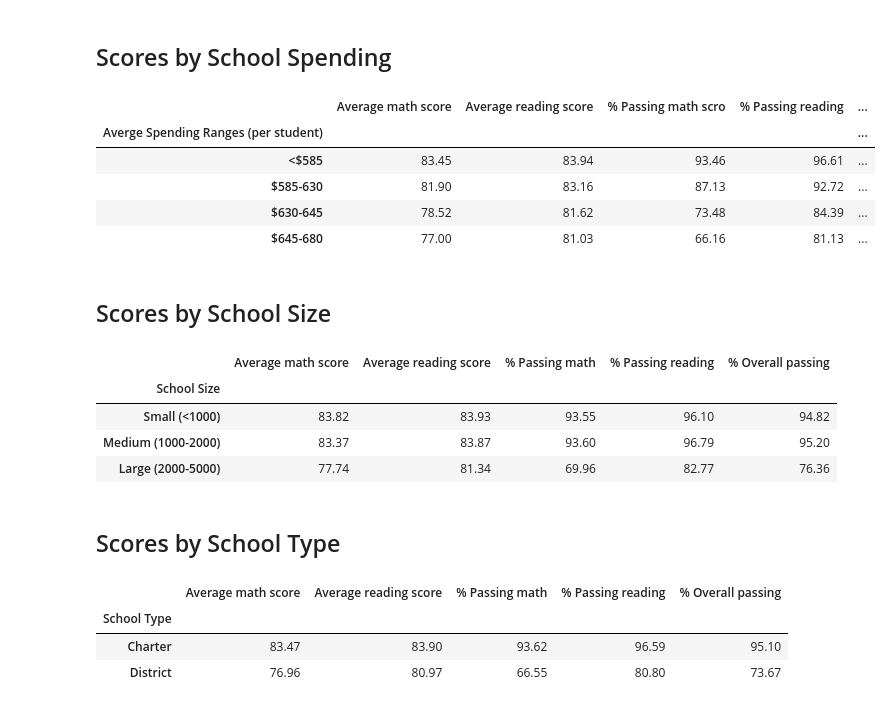
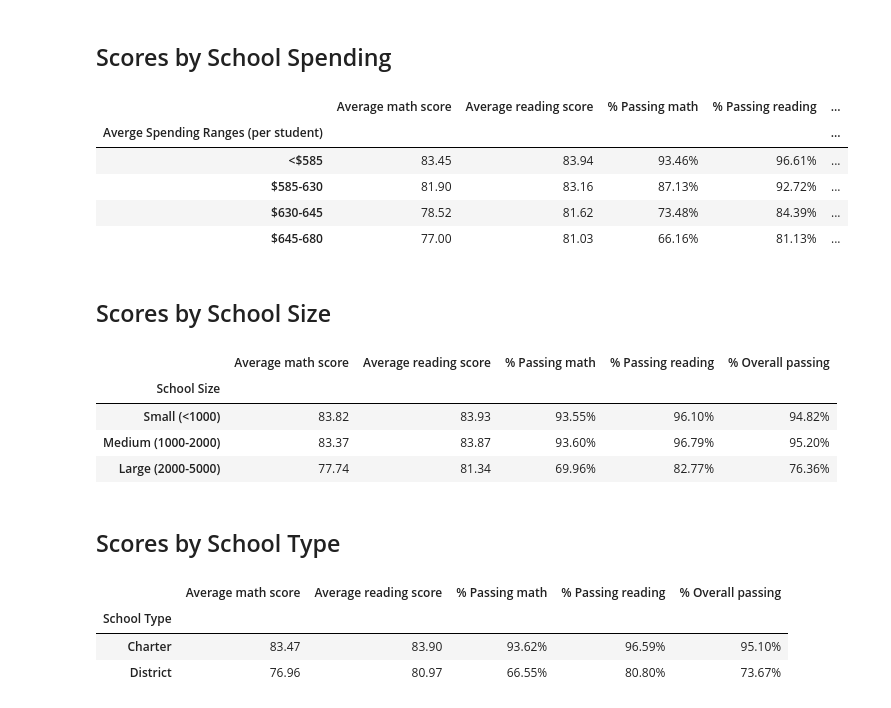
Before and after one commit to gusibis/pandas-challenge, a Jupyter notebook: PyCitySchools/PyCitySchools.ipynb, the cells around one changed output. Saved outputs shown, nothing was run; the diff lists cells and outputs as text; code cells hidden in the pictures.

Commit message:
fixed percentage

```diff
--- a/PyCitySchools/PyCitySchools.ipynb
+++ b/PyCitySchools/PyCitySchools.ipynb
@@ -18,6 +18,7 @@ student_data = pd.read_csv(student_data_path,index_col = False)
 # Combine the data into a single dataset.
 school_data_complete = pd.merge(student_data, school_data, how="left", on=["school_name", "school_name"])
 # school_data_complete.head()
+school_data_complete['budget'] = school_data_complete['budget'].apply(lambda x: "${:,.2f}".format((x)))
 school_data_complete
 # %% [output]
 |  | Student ID | student_name | gender | grade | school_name | reading_score | math_score | School ID | ... |
@@ -104,12 +105,13 @@ per_school_summary = pd.DataFrame({
     "% Passing Reading":percent_students_pass_reading,
     "% Overall Passing":percent_overall_passing,
 })
-per_school_summary['Total School Budget'] = per_school_summary['Total School Budget'].apply(lambda x: "${:,.2f}".format(x))
-per_school_summary['Per Student Budget'] = per_school_summary['Per Student Budget'].apply(lambda x: "${:,.2f}".format(x))
-# per_school_summary['% Passing Math'] = per_school_summary['% Passing Math'].apply(lambda x: "{:,.2%}".format(x/100))
-# per_school_summary['% Passing Reading'] = per_school_summary['% Passing Reading'].apply(lambda x: "{:,.2%}".format(x/100))
-# per_school_summary['% Overall Passing'] = per_school_summary['% Overall Passing'].apply(lambda x: "{:,.2%}".format(x/100))
-per_school_summary
+per_school_summary2 = per_school_summary.copy() # copy dataframe to get around the type error while displaying %
+per_school_summary2['Total School Budget'] = per_school_summary2['Total School Budget'].apply(lambda x: "${:,.2f}".format(x))
+per_school_summary2['Per Student Budget'] = per_school_summary2['Per Student Budget'].apply(lambda x: "${:,.2f}".format(x))
+per_school_summary2['% Passing Math'] = per_school_summary2['% Passing Math'].apply(lambda x: "{:,.2%}".format(x/100))
+per_school_summary2['% Passing Reading'] = per_school_summary2['% Passing Reading'].apply(lambda x: "{:,.2%}".format(x/100))
+per_school_summary2['% Overall Passing'] = per_school_summary2['% Overall Passing'].apply(lambda x: "{:,.2%}".format(x/100))
+per_school_summary2
 # %% [output]
 |  | School Type | Total Students | Total School Budget | Per Student Budget | Average Math Score | ... |
 | school_name |  |  |  |  |  | ... |
@@ -231,42 +234,36 @@ reading_scores_by_grade
 # %%
 # Scores by School Spending
 # Create a table that breaks down school performance based on average spending ranges (per student).
 # Use cut when you need to segment and sort data values into bins.
 # This function is also useful for going from a continuous variable to a categorical variable.
 # For example, cut could convert ages to groups of age ranges.
 # Supports binning into an equal number of bins, or a pre-specified array of bins.
 spending_bins = [0, 585, 630, 645, 680]
 labels = ["<$585", "$585-630", "$630-645", "$645-680"]
 per_school_summary["Averge Spending Ranges (per student)"] = pd.cut(schools_per_student_budget, spending_bins, labels= labels)
 # Use pd.cut to categorize spending based on the bins.
 spending_math_scores = round(per_school_summary.groupby(["Averge Spending Ranges (per student)"]).mean()["Average Math Score"], 2)
 spending_reading_scores = round(per_school_summary.groupby(["Averge Spending Ranges (per student)"]).mean()["Average Reading Score"], 2)
 spending_passing_math = round(per_school_summary.groupby(["Averge Spending Ranges (per student)"]).mean()["% Passing Math"], 2)
 spending_passing_reading = round(per_school_summary.groupby(["Averge Spending Ranges (per student)"]).mean()["% Passing Reading"], 2)
 overall_passing_spending = round(per_school_summary.groupby(["Averge Spending Ranges (per student)"]).mean()["% Overall Passing"], 2)
 spending_passing_math
 #Use the scores above to create a DataFrame called spending_summary.
-# Include the following metrics in the table:
-# Average math score
-# Average reading score
-# % passing math (the percentage of students who passed math)
-# % passing reading (the percentage of students who passed reading)
-# % overall passing (the percentage of students who passed math AND reading)   .apply(lambda x: "{:,.2%}".format(x/100))
 spending_summary = pd.DataFrame({
     "Average math score": spending_math_scores,
     "Average reading score": spending_reading_scores,
-    "% Passing math scro": spending_passing_math,
-    "% Passing reading": spending_passing_reading,
-    "% Overall passing": overall_passing_spending,
+    "% Passing math": spending_passing_math.apply(lambda x: "{:,.2%}".format(x/100)),
+    "% Passing reading": spending_passing_reading.apply(lambda x: "{:,.2%}".format(x/100)),
+    "% Overall passing": overall_passing_spending.apply(lambda x: "{:,.2%}".format(x/100)),
 })
 spending_summary
 # %% [output]
-|  | Average math score | Average reading score | % Passing math scro | % Passing reading | ... |
+|  | Average math score | Average reading score | % Passing math | % Passing reading | ... |
 | Averge Spending Ranges (per student) |  |  |  |  | ... |
-| <$585 | 83.45 | 83.94 | 93.46 | 96.61 | ... |
-| $585-630 | 81.90 | 83.16 | 87.13 | 92.72 | ... |
-| $630-645 | 78.52 | 81.62 | 73.48 | 84.39 | ... |
-| $645-680 | 77.00 | 81.03 | 66.16 | 81.13 | ... |
+| <$585 | 83.45 | 83.94 | 93.46% | 96.61% | ... |
+| $585-630 | 81.90 | 83.16 | 87.13% | 92.72% | ... |
+| $630-645 | 78.52 | 81.62 | 73.48% | 84.39% | ... |
+| $645-680 | 77.00 | 81.03 | 66.16% | 81.13% | ... |
 # %% [markdown]
 ##  Scores by School Size
 # %%
@@ -285,17 +282,17 @@ per_size_passing_spending = round(per_school_summary.groupby(["School Size"]).me
 size_summary = pd.DataFrame({
     "Average math score": per_size_math_scores,
     "Average reading score": per_size_reading_scores,
-    "% Passing math": per_size_passing_math,
-    "% Passing reading": per_size_passing_reading,
-    "% Overall passing": per_size_passing_spending,
+    "% Passing math": per_size_passing_math.apply(lambda x: "{:,.2%}".format(x/100)),
+    "% Passing reading": per_size_passing_reading.apply(lambda x: "{:,.2%}".format(x/100)),
+    "% Overall passing": per_size_passing_spending.apply(lambda x: "{:,.2%}".format(x/100)),
 })
 size_summary
 # %% [output]
 |  | Average math score | Average reading score | % Passing math | % Passing reading | % Overall passing |
 | School Size |  |  |  |  |  |
-| Small (<1000) | 83.82 | 83.93 | 93.55 | 96.10 | 94.82 |
-| Medium (1000-2000) | 83.37 | 83.87 | 93.60 | 96.79 | 95.20 |
-| Large (2000-5000) | 77.74 | 81.34 | 69.96 | 82.77 | 76.36 |
+| Small (<1000) | 83.82 | 83.93 | 93.55% | 96.10% | 94.82% |
+| Medium (1000-2000) | 83.37 | 83.87 | 93.60% | 96.79% | 95.20% |
+| Large (2000-5000) | 77.74 | 81.34 | 69.96% | 82.77% | 76.36% |
 # %% [markdown]
 ##  Scores by School Type
 # %%
@@ -311,13 +308,13 @@ per_type_passing_spending = round(per_school_summary.groupby(["School Type"]).me
 type_summary = pd.DataFrame({
     "Average math score": per_type_math_scores,
     "Average reading score": per_type_reading_scores,
-    "% Passing math": per_type_passing_math,
-    "% Passing reading": per_type_passing_reading,
-    "% Overall passing": per_type_passing_spending,
+    "% Passing math": per_type_passing_math.apply(lambda x: "{:,.2%}".format(x/100)),
+    "% Passing reading": per_type_passing_reading.apply(lambda x: "{:,.2%}".format(x/100)),
+    "% Overall passing": per_type_passing_spending.apply(lambda x: "{:,.2%}".format(x/100)),
 })
 type_summary
 # %% [output]
 |  | Average math score | Average reading score | % Passing math | % Passing reading | % Overall passing |
 | School Type |  |  |  |  |  |
-| Charter | 83.47 | 83.90 | 93.62 | 96.59 | 95.10 |
-| District | 76.96 | 80.97 | 66.55 | 80.80 | 73.67 |
+| Charter | 83.47 | 83.90 | 93.62% | 96.59% | 95.10% |
+| District | 76.96 | 80.97 | 66.55% | 80.80% | 73.67% |
```
Also changed, not shown: parts of 2 cells of this notebook.
